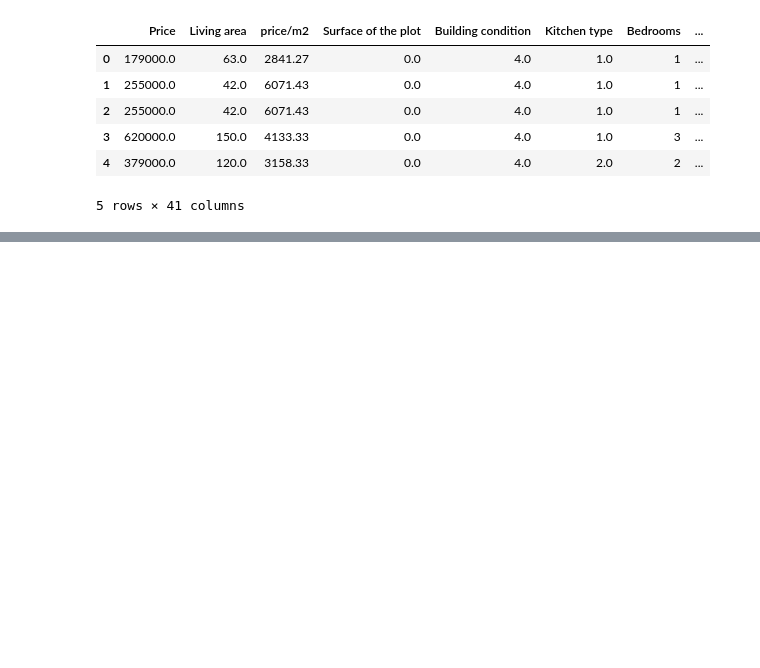
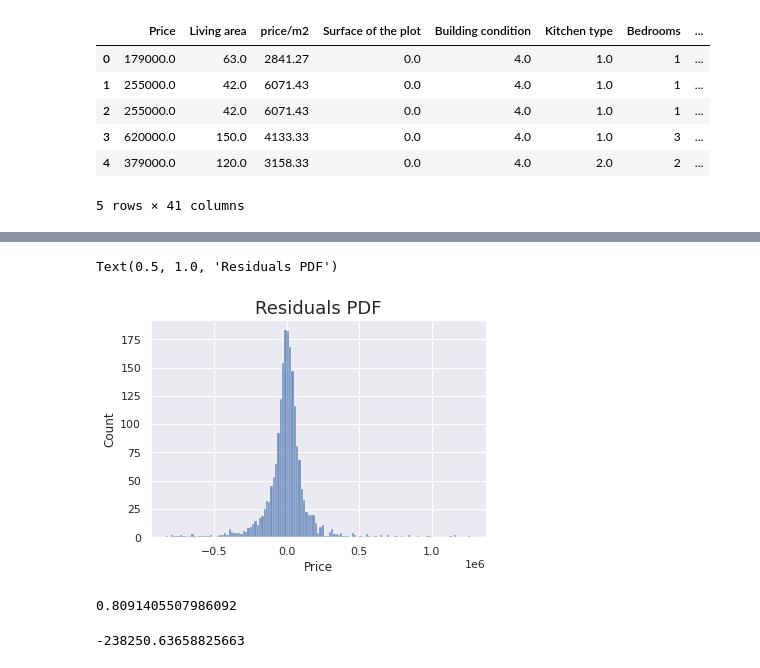
Before and after one commit to dilsadozbrk/immo_eliza_regression, a Jupyter notebook: Data_cleaning.ipynb, the cells around one changed output, grey strips where cells are left out. Cells and saved outputs as stored; diff of their text form; code cells hidden in the pictures; blank space fills up the shorter version.

```diff
--- a/Data_cleaning.ipynb
+++ b/Data_cleaning.ipynb
@@ -560,0 +601,15 @@ data_preprocessed.head()
+# %%
+# We can plot the PDF(Probability density function) of the residuals and check for anomalies
+sns.histplot(y_train - y_hat)
+plt.title("Residuals PDF", size=18)
+# %% [output]
+Text(0.5, 1.0, 'Residuals PDF')
+[figure, added]
+# %%
+regressor.score(X_test, y_test)
+# %% [output]
+0.8091405507986092
+# %%
+regressor.intercept_
+# %% [output]
+-238250.63658825663
```
Also changed, not shown: parts of 16 cells of this notebook.
